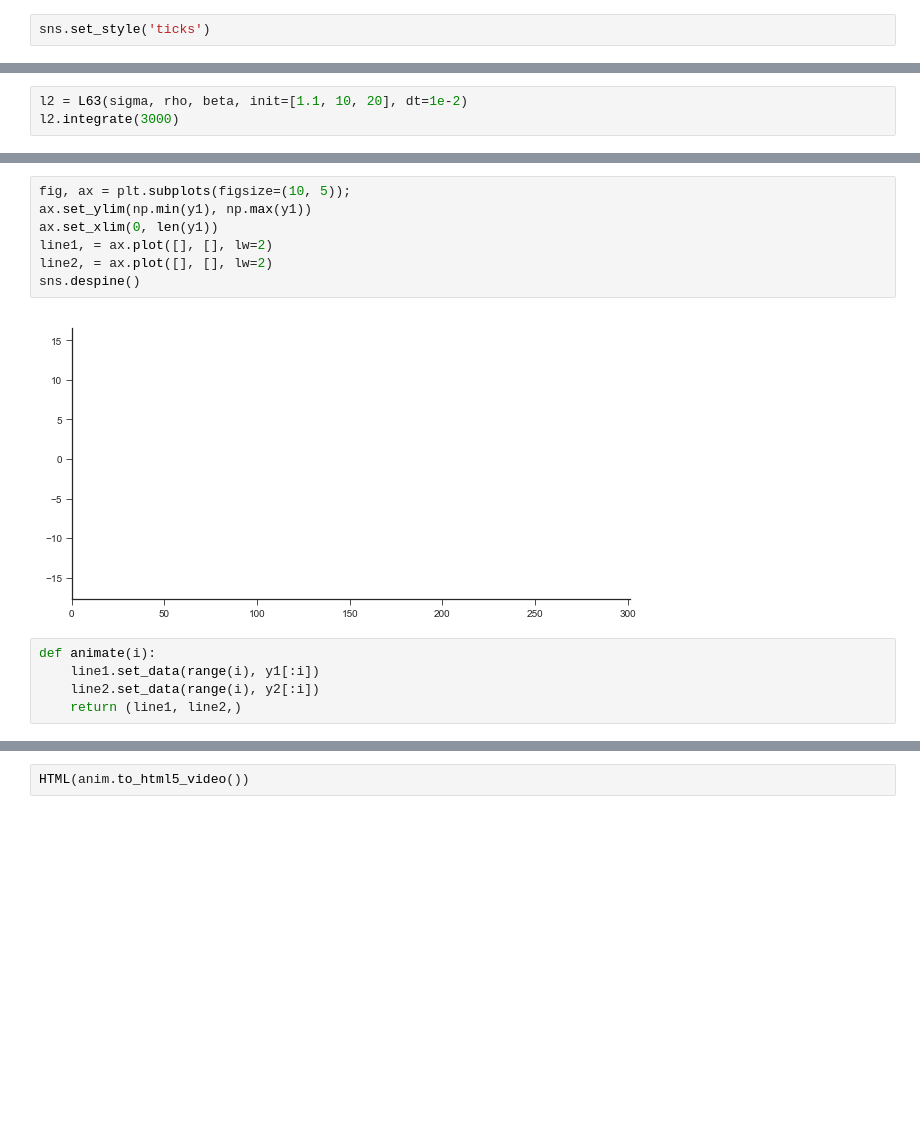
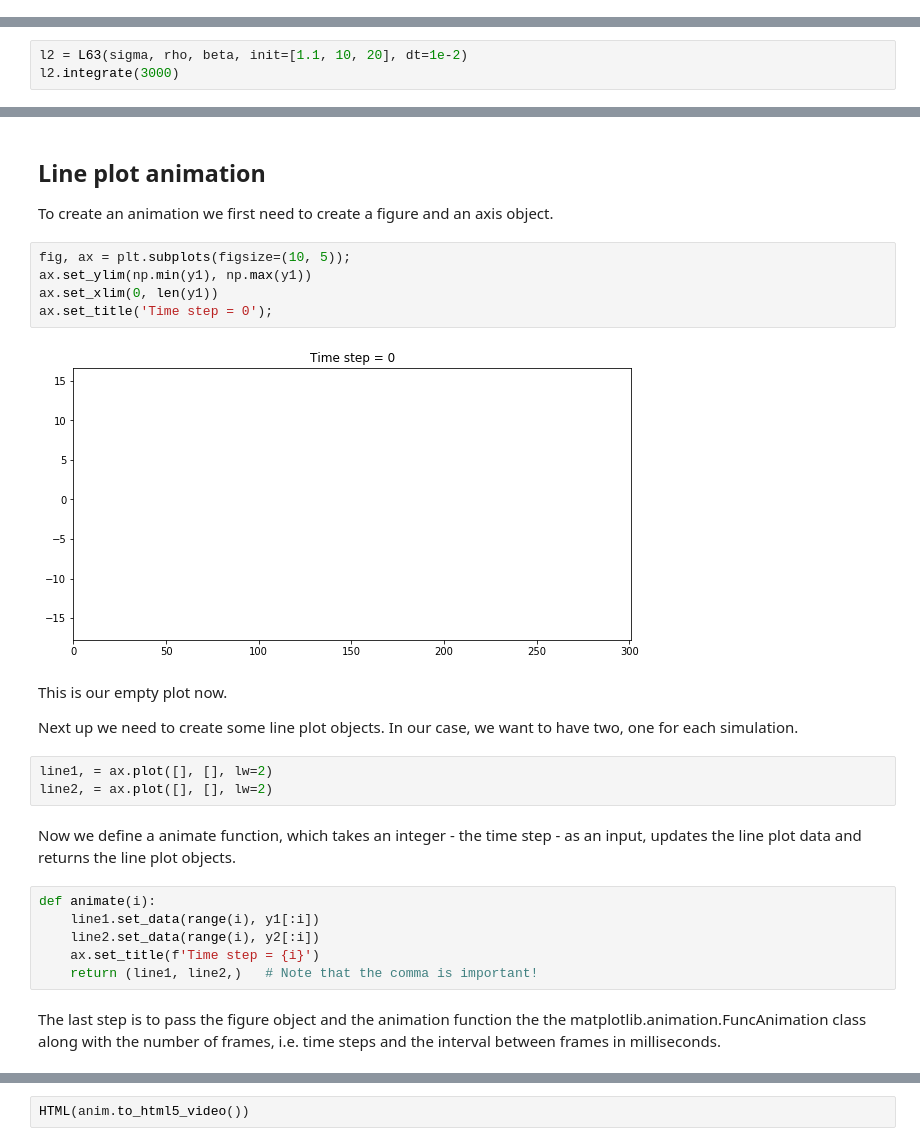
Before and after one commit to raspstephan/ESS-Python-Tutorial, a Jupyter notebook: materials/week5/mpl-animations.ipynb, the cells around one changed output, grey strips where cells are left out. Saved outputs shown, nothing was run; the diff lists cells and outputs as text; blank space fills up the shorter version.

Commit message:
Mpl animation notebook ready for week 5

```diff
--- a/materials/week5/mpl-animations.ipynb
+++ b/materials/week5/mpl-animations.ipynb
@@ -11,2 +14,0 @@ import seaborn as sns
-# %%
-sns.set_style('ticks')
@@ -47,15 +70,29 @@ plt.plot(y1);
+# %% [markdown]
+## Line plot animation
+
+To create an animation we first need to create a figure and an axis object.
 # %%
 fig, ax = plt.subplots(figsize=(10, 5));
 ax.set_ylim(np.min(y1), np.max(y1))
 ax.set_xlim(0, len(y1))
-line1, = ax.plot([], [], lw=2)
-line2, = ax.plot([], [], lw=2)
-sns.despine()
+ax.set_title('Time step = 0');
 # %% [output]
-[figure, old version]
+[figure, new version]
+# %% [markdown]
+This is our empty plot now.
+
+Next up we need to create some line plot objects. In our case, we want to have two, one for each simulation.
+# %%
+line1, = ax.plot([], [], lw=2)
+line2, = ax.plot([], [], lw=2)
+# %% [markdown]
+Now we define a animate function, which takes an integer - the time step - as an input, updates the line plot data and returns the line plot objects.
 # %%
 def animate(i):
     line1.set_data(range(i), y1[:i])
     line2.set_data(range(i), y2[:i])
-    return (line1, line2,)
+    ax.set_title(f'Time step = {i}')
+    return (line1, line2,)   # Note that the comma is important!
+# %% [markdown]
+The last step is to pass the figure object and the animation function the the matplotlib.animation.FuncAnimation class along with the number of frames, i.e. time steps and the interval between frames in milliseconds.
 # %%
```
Also changed, not shown: parts of 30 cells of this notebook.
